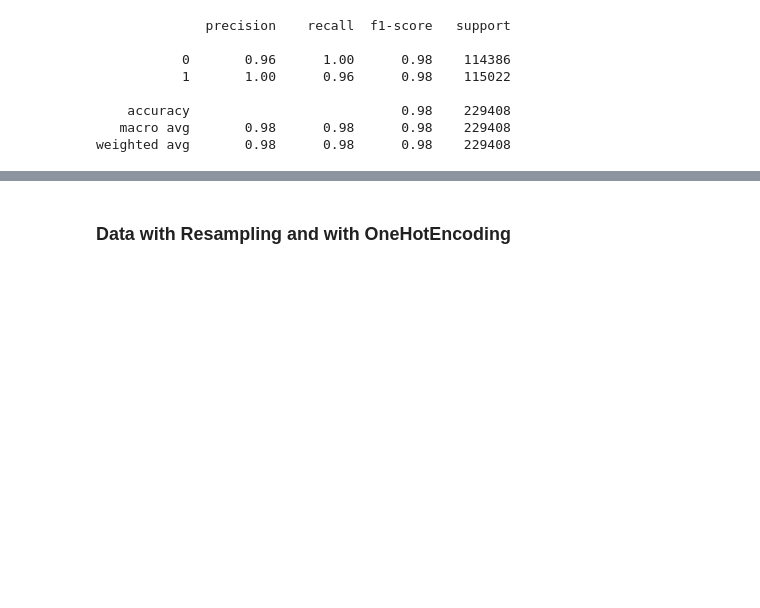
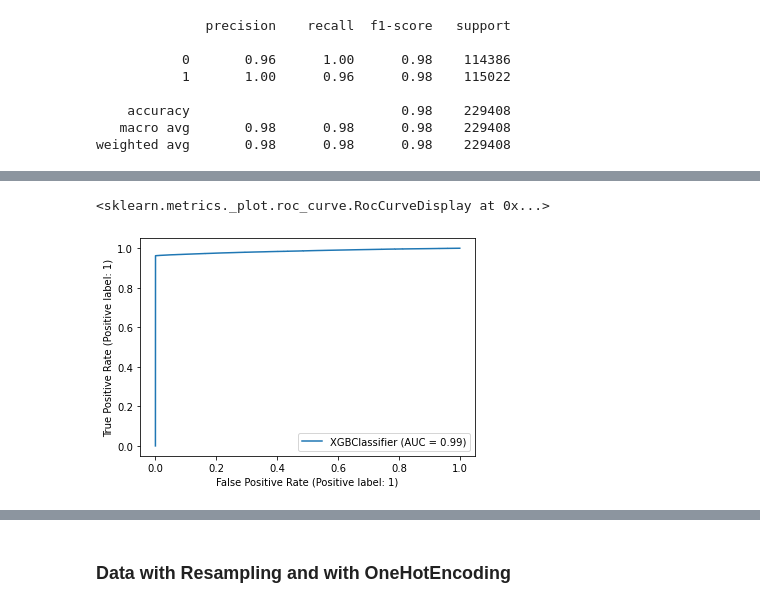
Before and after one commit to raghavendra17/Auto-Insurance-Claim-Predicton, a Jupyter notebook: XGBoost.ipynb, the cells around one changed output, grey strips where cells are left out. Drawn from its saved outputs; the diff is of its cells as text; code cells hidden in the pictures; blank space fills up the shorter version.

```diff
--- a/XGBoost.ipynb
+++ b/XGBoost.ipynb
@@ -58,0 +64,5 @@ weighted avg       0.98      0.98      0.98    229408
+# %%
+RocCurveDisplay.from_estimator(model2, X_test1, y_test1)
+# %% [output]
+<sklearn.metrics._plot.roc_curve.RocCurveDisplay at 0x...>
+[figure, added]
```
Also changed, not shown: parts of 10 cells of this notebook.
